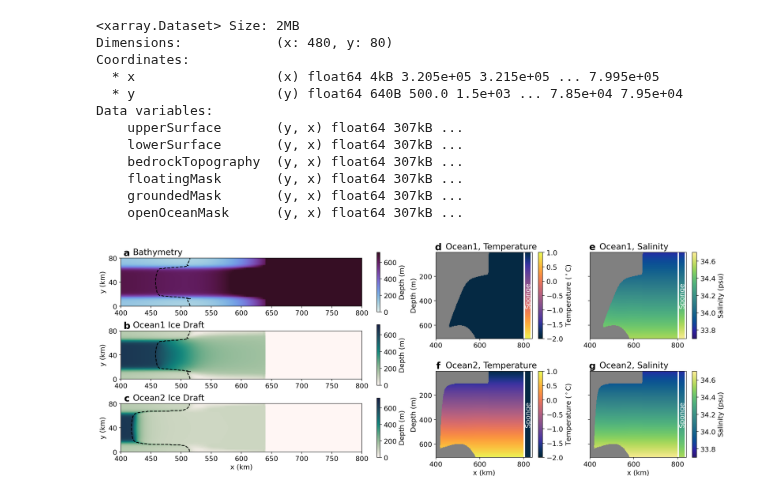
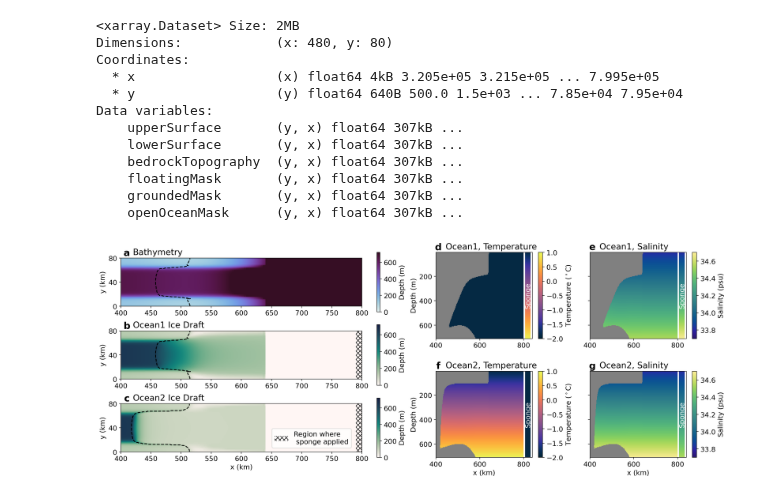
Before and after one commit to misomip/isomip-plus, a Jupyter notebook: figures/Fig1.ipynb, the cells around one changed output. Drawn from its saved outputs; the diff is of its cells as text; code cells hidden in the pictures.

Commit message:
Add hatching to FIg1bc where sponge boundary is

```diff
--- a/figures/Fig1.ipynb
+++ b/figures/Fig1.ipynb
@@ -100,6 +100,7 @@ plt.colorbar(mesh, ax = ax1, label = 'Depth (m)')
 ax1.set_title('Ocean1 Ice Draft', fontsize = 16, ha='left', x=0.05)
 ax1.text(0.025,1.1,'b',horizontalalignment='center', fontweight='bold',
      verticalalignment='center',transform=ax1.transAxes, fontsize = 18)
+ax1.fill_between([790,800],0,80, color = None, cmap = None,hatch = 'xxx',alpha = 0)
 
 vmin = 0; vmax = 720
 mesh = ax2.pcolormesh(
@@ -114,6 +115,9 @@ plt.colorbar(mesh, ax = ax2, label = 'Depth (m)')
 ax2.set_title('Ocean2 Ice Draft', fontsize = 16, ha='left', x=0.05)
 ax2.text(0.025,1.1,'c',horizontalalignment='center', fontweight='bold',
      verticalalignment='center',transform=ax2.transAxes, fontsize = 18)
+ls = ax2.fill_between([790,800],0,80, color = None, cmap = None,hatch = 'xxx',alpha = 0)
+ax2.legend(handles=[ls], labels=['Region where \n sponge applied'], loc = 'lower right', bbox_to_anchor = (0.97,0.01))
+
 
 #plot Tand S from ROMS data and sponge
 
@@ -197,31 +201,31 @@ ax6.set_title('Ocean2, Salinity', fontsize = 16,ha='left', x=0.1)
 ax6.text(0.025,1.06,'g',horizontalalignment='center', fontweight='bold',
      verticalalignment='center',transform=ax6.transAxes, fontsize = 18)
 
 
 ax3.set_ylim(710,5)
 ax4.set_ylim(710,5)
 ax5.set_ylim(710,5)
 ax6.set_ylim(710,5)
 
 
 ax3.set_ylabel('Depth (m)')
 ax5.set_ylabel('Depth (m)')
 ax4.set_yticklabels('')
 ax6.set_yticklabels('')
 
 ax2.set_xlabel('x (km)')
 ax5.set_xlabel('x (km)')
 ax6.set_xlabel('x (km)')
 
 ax0.set_ylabel('y (km)')
 ax1.set_ylabel('y (km)')
 ax2.set_ylabel('y (km)')
 
 ax0.set_yticks([0,40,80])
 ax1.set_yticks([0,40,80])
 ax2.set_yticks([0,40,80])
 
 fig.subplots_adjust(wspace = 0.1, hspace = 0.7)
 # data.iceDraft.isel(nTime=0).
 # %% [output]
-[figure, old version]
+[figure, new version]
```
